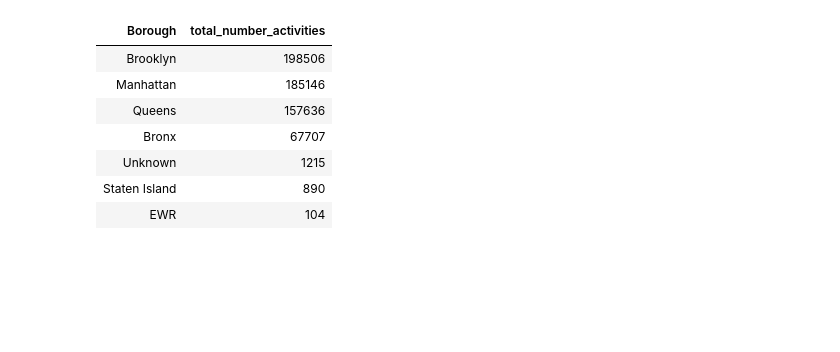
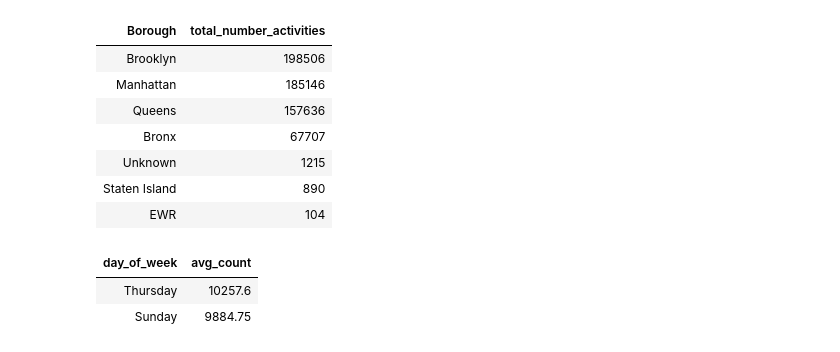
Before and after one commit to nickhepp/CSE6242OAN-data-and-visualization, a Jupyter notebook: hw3/HW3-skeleton/HW3/Q2/q2.ipynb, the cells around one changed output. Saved outputs shown, nothing was run; the diff lists cells and outputs as text; code cells hidden in the pictures; blank space fills up the shorter version.

```diff
--- a/hw3/HW3-skeleton/HW3/Q2/q2.ipynb
+++ b/hw3/HW3-skeleton/HW3/Q2/q2.ipynb
@@ -262,13 +262,57 @@ only showing top 20 rows
 # %%
 # PART 4: List the top 2 days of week with the largest number of daily average pickups, along with the average number of pickups on each of the 2 days in descending order (no rounding off required). Here, the average pickup is calculated by taking an average of the number of pick-ups on different dates falling on the same day of the week. For example, 02/01/2021, 02/08/2021 and 02/15/2021 are all Mondays, so the average pick-ups for these is the sum of the pickups on each date divided by 3.
 
 # Note: The day of week is a string of the day’s full spelling, e.g., "Monday" instead of the number 1 or "Mon". Also, the pickup_datetime is in the format: MM/dd/yyyy H:mm.
 
 # Output Schema: day_of_week string, avg_count float
 
 # Hint: You may need to group by the "date" (without time stamp - time in the day) first. Checkout "date_format" and "to_date" functions.
 
 # ENTER THE CODE BELOW
+df_4 = df_filter
+
+
+lpep_pickup_datetime_name = 'lpep_pickup_datetime'
+pu_timestamp_name = 'pu_timestamp'
+pu_date_name = 'pu_date'
+# convert string to timestamp, then cast to pure date (no time)
+df_4 = df_4 \
+    .withColumn(pu_timestamp_name, to_timestamp(col(lpep_pickup_datetime_name), "MM/dd/yyyy HH:mm")) \
+    .withColumn(pu_date_name, col(pu_timestamp_name).cast("date"))
+
+# find the pickups per date
+pu_date_count_name = 'pu_date_count'
+df_4 = df_4.groupBy(pu_date_name).agg(count(pu_date_name).alias(pu_date_count_name))
+
+# add the day of week
+day_of_week_name = 'day_of_week'
+df_4 = df_4.withColumn(day_of_week_name, dayofweek(col(pu_date_name)))
+
+# then find the avg pickup count per day of week
+avg_count_name = 'avg_count'
+df_4 = df_4.groupBy(day_of_week_name).agg(avg(pu_date_count_name).alias(avg_count_name))
+
+day_mapping = create_map([
+    lit(1), lit("Monday"),
+    lit(2), lit("Tuesday"),
+    lit(3), lit("Wednesday"),
+    lit(4), lit("Thursday"),
+    lit(5), lit("Friday"),
+    lit(6), lit("Saturday"),
+    lit(7), lit("Sunday"),
+])
+df_4 = df_4.withColumn(day_of_week_name, day_mapping[col(day_of_week_name)])
+df_4 = df_4.orderBy(desc(avg_count_name)).limit(2)
+#df = df.withColumn("date_only", col("timestamp_col").cast("date"))
+
+
+#df_4 = df_4.groupBy(day_of_week_name).agg(count(day_of_week_name))
+
+display(df_4)
+# %% [output]
+| day_of_week | avg_count |
+| Thursday | 10257.6 |
+| Sunday | 9884.75 |
 # %%
 # PART 5: For each particular hour of a day (0 to 23, 0 being midnight) - in their order from 0 to 23, find the zone in Brooklyn borough with the LARGEST number of pickups.
 
```
Also changed, not shown: 2 other files.
